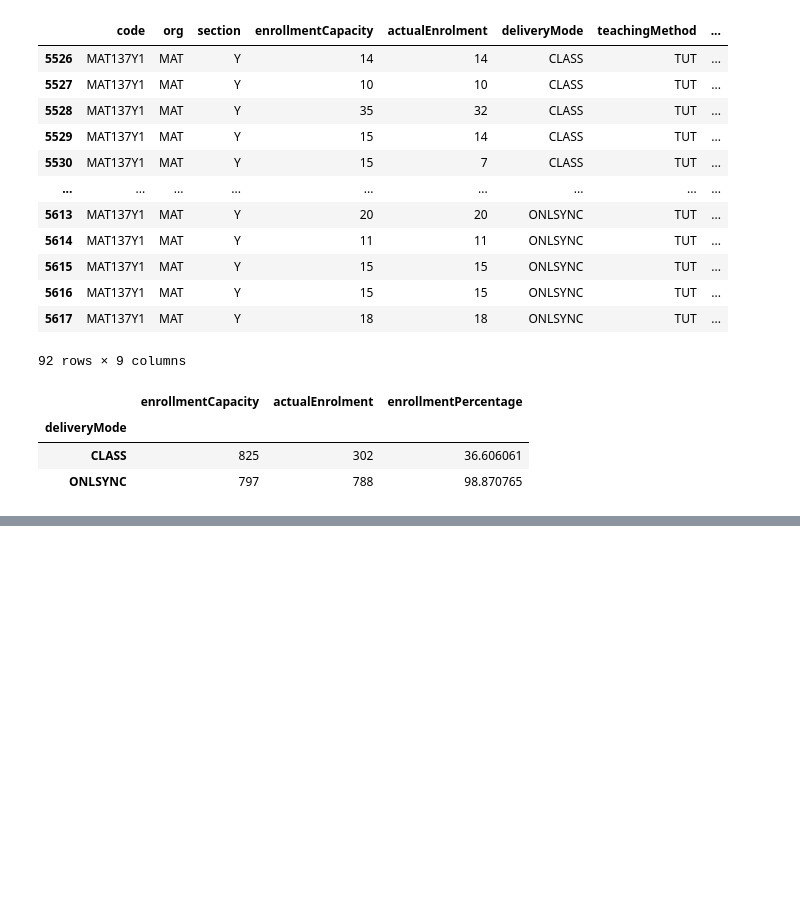
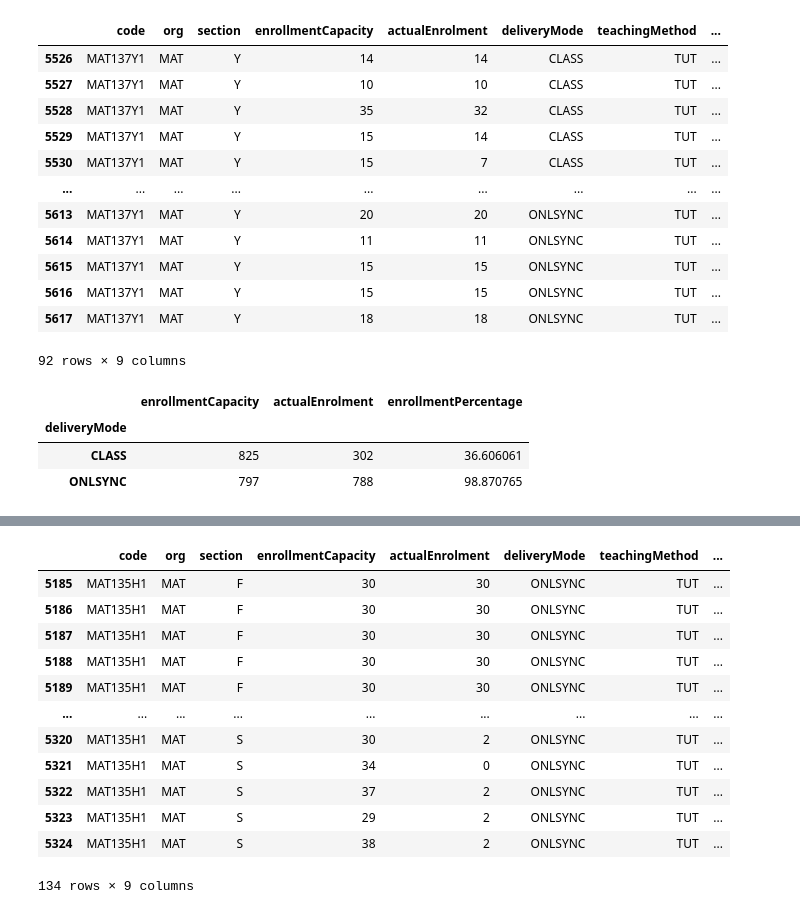
Before and after one commit to ragalie/uoft-timetable-data, a Jupyter notebook: notebooks/tutorialsByOnline.ipynb, the cells around one changed output, grey strips where cells are left out. Cells and saved outputs as stored; diff of their text form; code cells hidden in the pictures; blank space fills up the shorter version.

```diff
--- a/notebooks/tutorialsByOnline.ipynb
+++ b/notebooks/tutorialsByOnline.ipynb
@@ -90,0 +130,16 @@ mat137_sorted['enrollmentPercentage'] = mat137_sorted['enrollmentPercentage'] *
+# %%
+mat135_sections
+# %% [output]
+|  | code | org | section | enrollmentCapacity | actualEnrolment | deliveryMode | teachingMethod | ... |
+| 5185 | MAT135H1 | MAT | F | 30 | 30 | ONLSYNC | TUT | ... |
+| 5186 | MAT135H1 | MAT | F | 30 | 30 | ONLSYNC | TUT | ... |
+| 5187 | MAT135H1 | MAT | F | 30 | 30 | ONLSYNC | TUT | ... |
+| 5188 | MAT135H1 | MAT | F | 30 | 30 | ONLSYNC | TUT | ... |
+| 5189 | MAT135H1 | MAT | F | 30 | 30 | ONLSYNC | TUT | ... |
+| ... | ... | ... | ... | ... | ... | ... | ... | ... |
+| 5320 | MAT135H1 | MAT | S | 30 | 2 | ONLSYNC | TUT | ... |
+| 5321 | MAT135H1 | MAT | S | 34 | 0 | ONLSYNC | TUT | ... |
+| 5322 | MAT135H1 | MAT | S | 37 | 2 | ONLSYNC | TUT | ... |
+| 5323 | MAT135H1 | MAT | S | 29 | 2 | ONLSYNC | TUT | ... |
+| 5324 | MAT135H1 | MAT | S | 38 | 2 | ONLSYNC | TUT | ... |
+134 rows × 9 columns
```
Also changed, not shown: parts of 9 cells of this notebook.
